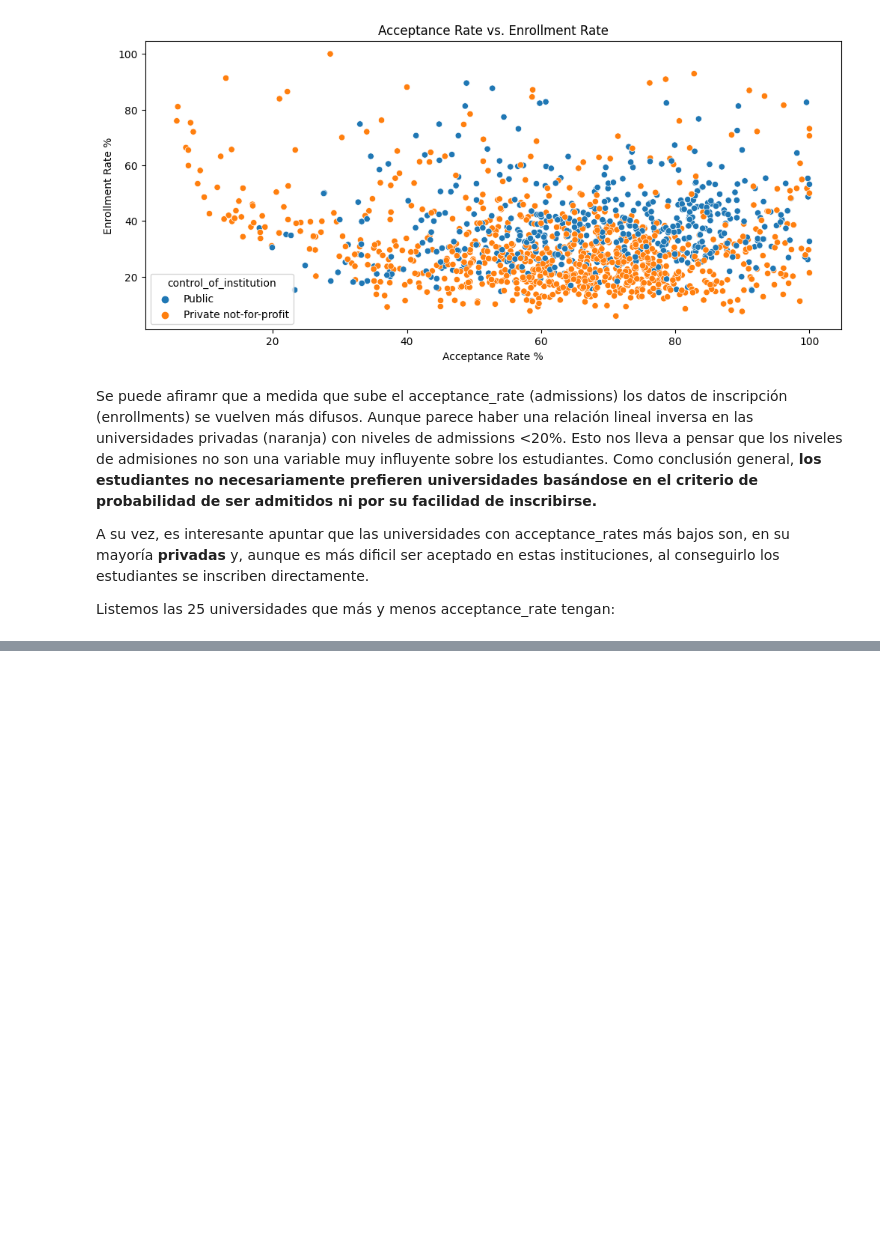
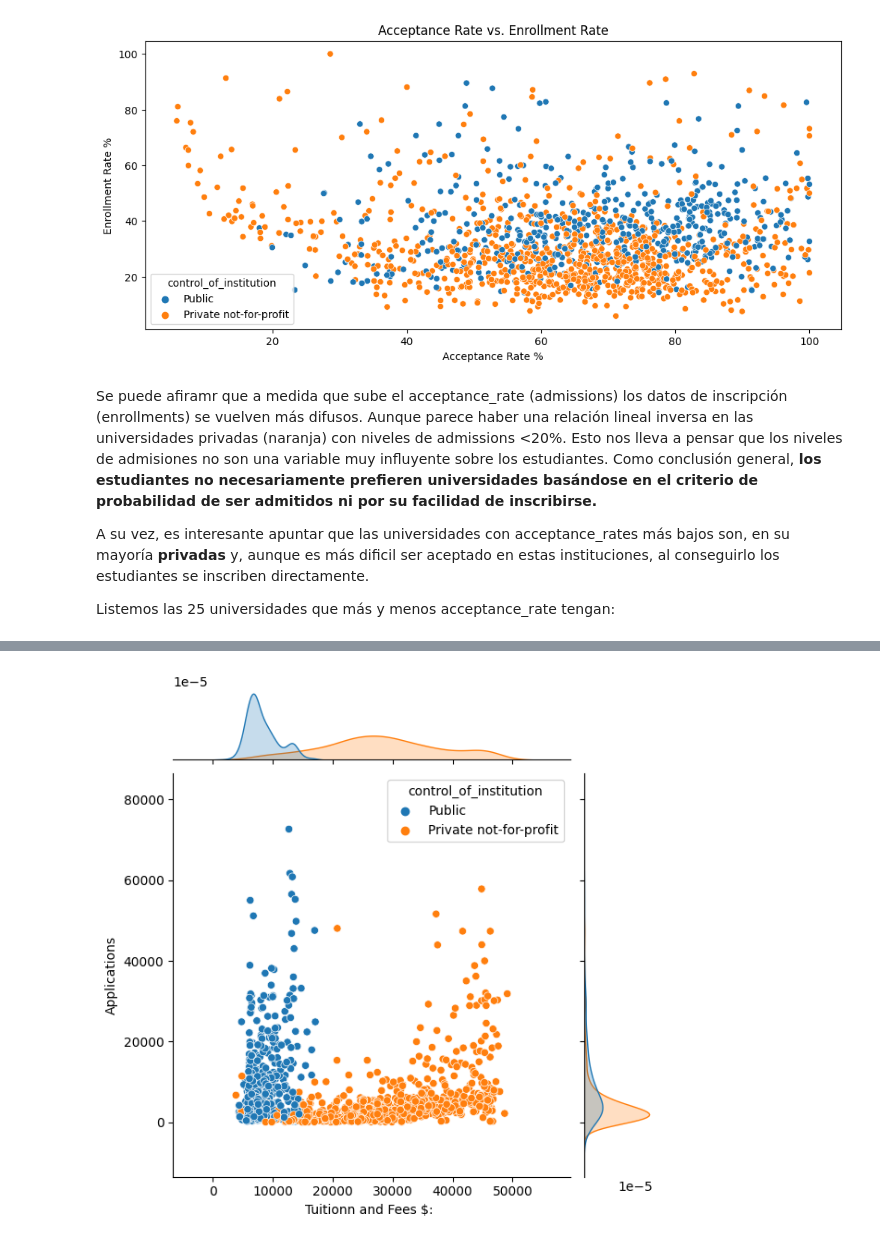
Before and after one commit to VegaNicolas/Exploratory-Data-Analysis---American-Universities-IPEDS-2013, a Jupyter notebook: American_Universities.ipynb, the cells around one changed output, grey strips where cells are left out. Drawn from its saved outputs; the diff is of its cells as text; code cells hidden in the pictures; blank space fills up the shorter version.

```diff
--- a/American_Universities.ipynb
+++ b/American_Universities.ipynb
@@ -438,0 +486,7 @@ Con este último barplot queda verificado que a mayor acceptance_rate, más disp
+# %%
+# Se utiliza la columna tuition_and_fees_2013_14
+
+g = sns.jointplot(x=df['tuition_and_fees_2013_14'], y=df['applicants_total'], hue=df['control_of_institution'])
+g = (g.set_axis_labels('Tuitionn and Fees $: ', 'Applications'))
+# %% [output]
+[figure, added]
```
Also changed, not shown: parts of 14 cells of this notebook.
